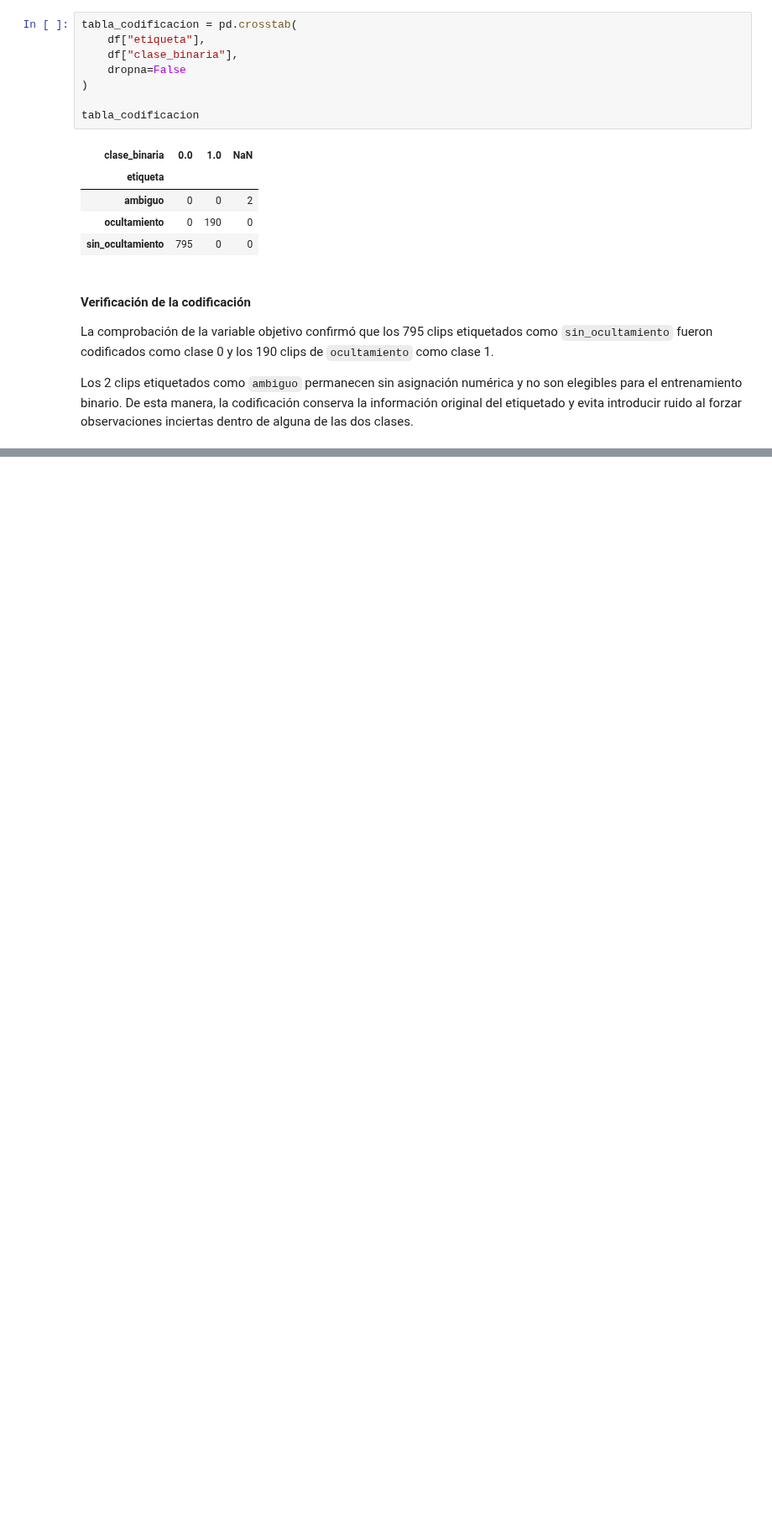
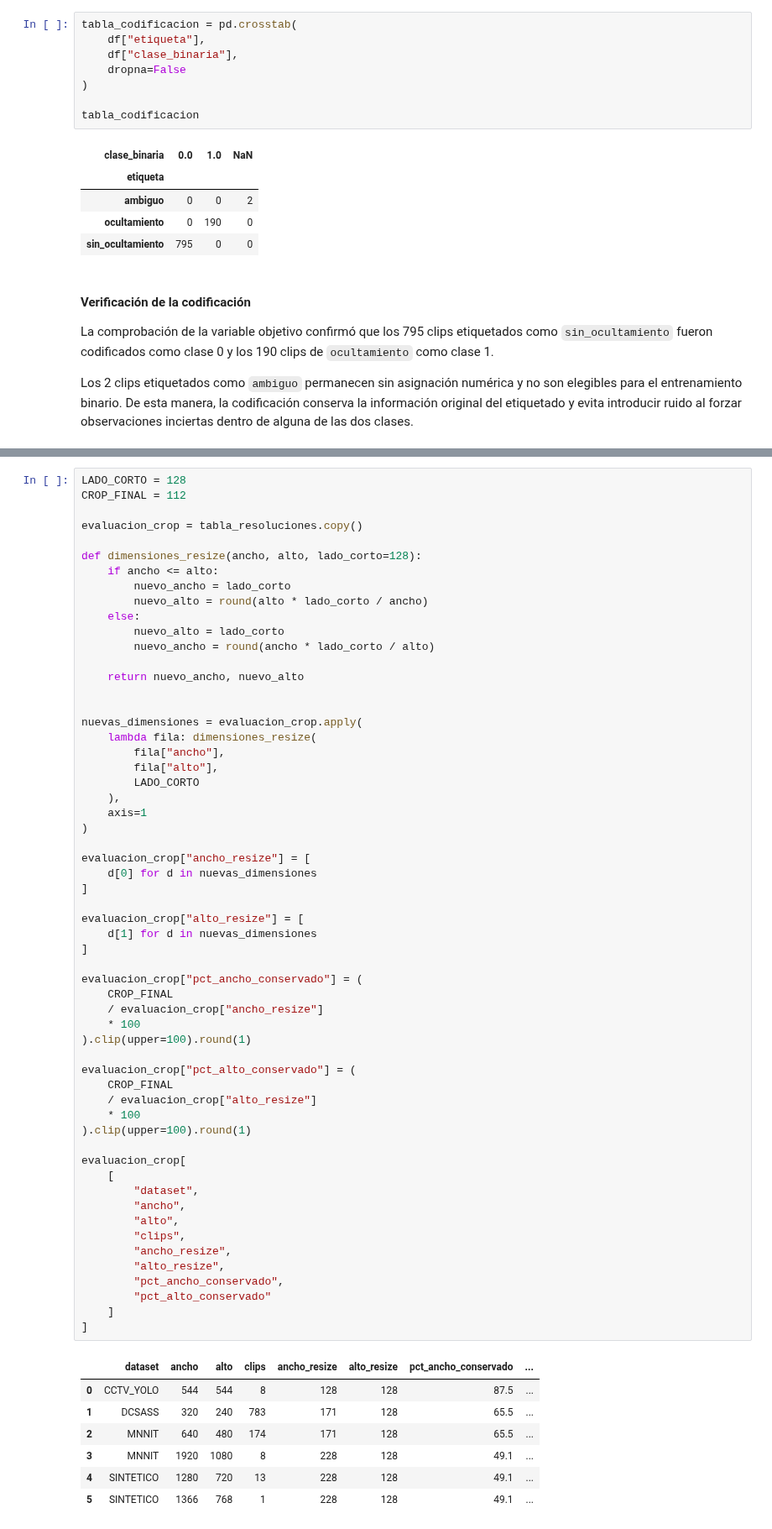
Before and after one commit to joseluistinajero/MNA---Proyecto-Integrador, a Jupyter notebook: Notebooks/Avance2_Equipo41.ipynb, the cells around one changed output, grey strips where cells are left out. Shown at 84% size. Drawn from its saved outputs; the diff is of its cells as text; blank space fills up the shorter version.

```diff
--- a/Notebooks/Avance2_Equipo41.ipynb
+++ b/Notebooks/Avance2_Equipo41.ipynb
@@ -446,0 +1055,66 @@ Por estas razones, variables como `dataset` y `duracion_real_s` se conservarán
+# %%
+LADO_CORTO = 128
+CROP_FINAL = 112
+
+evaluacion_crop = tabla_resoluciones.copy()
+
+def dimensiones_resize(ancho, alto, lado_corto=128):
+    if ancho <= alto:
+        nuevo_ancho = lado_corto
+        nuevo_alto = round(alto * lado_corto / ancho)
+    else:
+        nuevo_alto = lado_corto
+        nuevo_ancho = round(ancho * lado_corto / alto)
+
+    return nuevo_ancho, nuevo_alto
+
+
+nuevas_dimensiones = evaluacion_crop.apply(
+    lambda fila: dimensiones_resize(
+        fila["ancho"],
+        fila["alto"],
+        LADO_CORTO
+    ),
+    axis=1
+)
+
+evaluacion_crop["ancho_resize"] = [
+    d[0] for d in nuevas_dimensiones
+]
+
+evaluacion_crop["alto_resize"] = [
+    d[1] for d in nuevas_dimensiones
+]
+
+evaluacion_crop["pct_ancho_conservado"] = (
+    CROP_FINAL
+    / evaluacion_crop["ancho_resize"]
+    * 100
+).clip(upper=100).round(1)
+
+evaluacion_crop["pct_alto_conservado"] = (
+    CROP_FINAL
+    / evaluacion_crop["alto_resize"]
+    * 100
+).clip(upper=100).round(1)
+
+evaluacion_crop[
+    [
+        "dataset",
+        "ancho",
+        "alto",
+        "clips",
+        "ancho_resize",
+        "alto_resize",
+        "pct_ancho_conservado",
+        "pct_alto_conservado"
+    ]
+]
+# %% [output]
+|  | dataset | ancho | alto | clips | ancho_resize | alto_resize | pct_ancho_conservado | ... |
+| 0 | CCTV_YOLO | 544 | 544 | 8 | 128 | 128 | 87.5 | ... |
+| 1 | DCSASS | 320 | 240 | 783 | 171 | 128 | 65.5 | ... |
+| 2 | MNNIT | 640 | 480 | 174 | 171 | 128 | 65.5 | ... |
+| 3 | MNNIT | 1920 | 1080 | 8 | 228 | 128 | 49.1 | ... |
+| 4 | SINTETICO | 1280 | 720 | 13 | 228 | 128 | 49.1 | ... |
+| 5 | SINTETICO | 1366 | 768 | 1 | 228 | 128 | 49.1 | ... |
```
Also changed, not shown: parts of 57 cells of this notebook.
